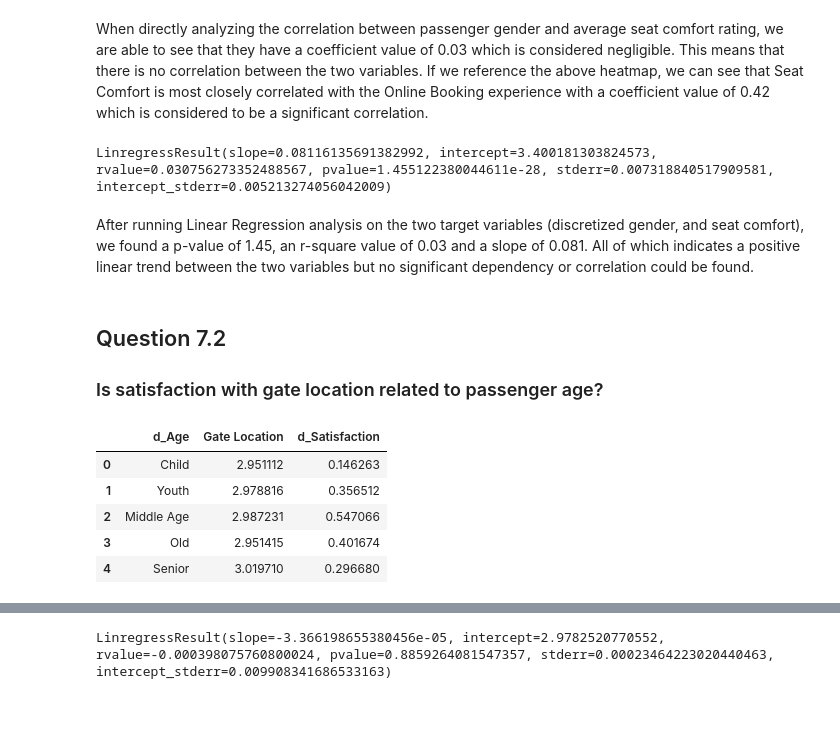
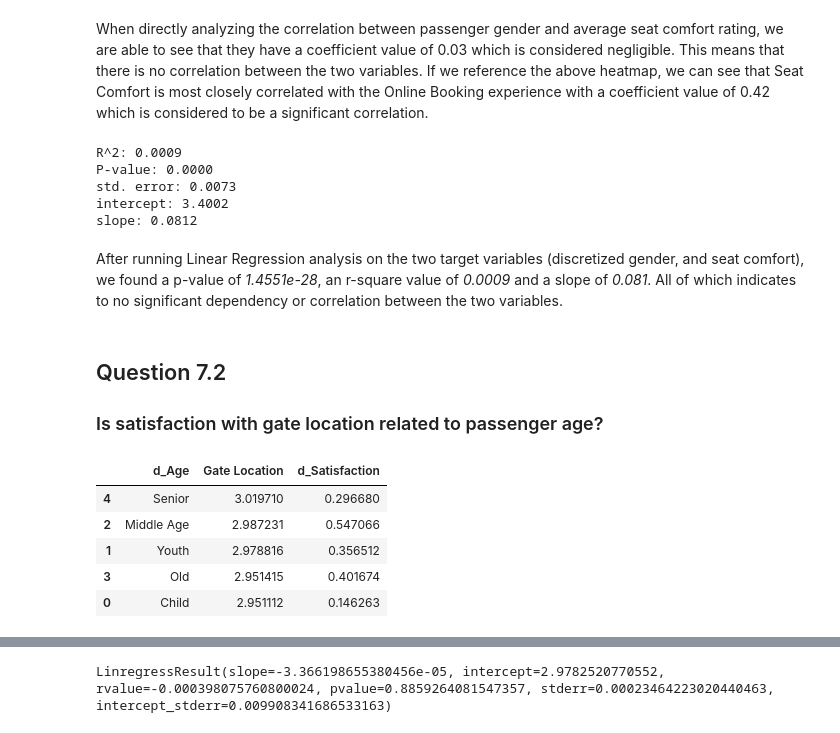
Before and after one commit to chef-danny-d/airline-satisfaction, a Jupyter notebook: project.ipynb, the cells around one changed output, grey strips where cells are left out. Drawn from its saved outputs; the diff is of its cells as text; code cells hidden in the pictures.

```diff
--- a/project.ipynb
+++ b/project.ipynb
@@ -563,25 +596,35 @@ q7_p1[['d_Gender', 'Seat Comfort']].corr()
 | Seat Comfort | 0.030756 | 1.000000 |
 # %% [markdown]
 When directly analyzing the correlation between passenger gender and average seat comfort rating, we are able to see that they have a coefficient value of 0.03 which is considered negligible. This means that there is no correlation between the two variables. If we reference the above heatmap, we can see that Seat Comfort is most closely correlated with the Online Booking experience with a coefficient value of 0.42 which is considered to be a significant correlation.
-# %%
-linregress(
-    q7_p1['d_Gender'],
-    q7_p1['Seat Comfort'],
-)
-# %% [output]
-LinregressResult(slope=0.08116135691382992, intercept=3.400181303824573, rvalue=0.030756273352488567, pvalue=1.455122380044611e-28, stderr=0.007318840517909581, intercept_stderr=0.005213274056042009)
+# %%
+reg = linregress(
+    q7_p1['d_Gender'],
+    q7_p1['Seat Comfort'],
+)
+
+print(f"R^2: {reg.rvalue**2:.4f}")
+print(f"P-value: {reg.pvalue:.4f}")
+print(f"std. error: {reg.stderr:.4f}")
+print(f"intercept: {reg.intercept:.4f}")
+print(f"slope: {reg.slope:.4f}")
+# %% [output]
+R^2: 0.0009
+P-value: 0.0000
+std. error: 0.0073
+intercept: 3.4002
+slope: 0.0812
 # %% [markdown]
-After running Linear Regression analysis on the two target variables (discretized gender, and seat comfort), we found a p-value of 1.45, an r-square value of 0.03 and a slope of 0.081. All of which indicates a positive linear trend between the two variables but no significant dependency or correlation could be found.
+After running Linear Regression analysis on the two target variables (discretized gender, and seat comfort), we found a p-value of _1.4551e-28_, an r-square value of _0.0009_ and a slope of _0.081_. All of which indicates to no significant dependency or correlation between the two variables.
 # %% [markdown]
 ## Question 7.2
 ### Is satisfaction with gate location related to passenger age?
 # %%
 # Age vs satisfaction
-question_7_data[["d_Age","Gate Location", "d_Satisfaction"]].groupby(["d_Age"],as_index=False).mean()
+question_7_data[["d_Age","Gate Location", "d_Satisfaction"]].groupby(["d_Age"],as_index=False).mean().sort_values(by="Gate Location",ascending=False)
 # %% [output]
 |  | d_Age | Gate Location | d_Satisfaction |
+| 4 | Senior | 3.019710 | 0.296680 |
+| 2 | Middle Age | 2.987231 | 0.547066 |
+| 1 | Youth | 2.978816 | 0.356512 |
+| 3 | Old | 2.951415 | 0.401674 |
 | 0 | Child | 2.951112 | 0.146263 |
-| 1 | Youth | 2.978816 | 0.356512 |
-| 2 | Middle Age | 2.987231 | 0.547066 |
-| 3 | Old | 2.951415 | 0.401674 |
-| 4 | Senior | 3.019710 | 0.296680 |
```
Also changed, not shown: parts of 9 cells of this notebook.
